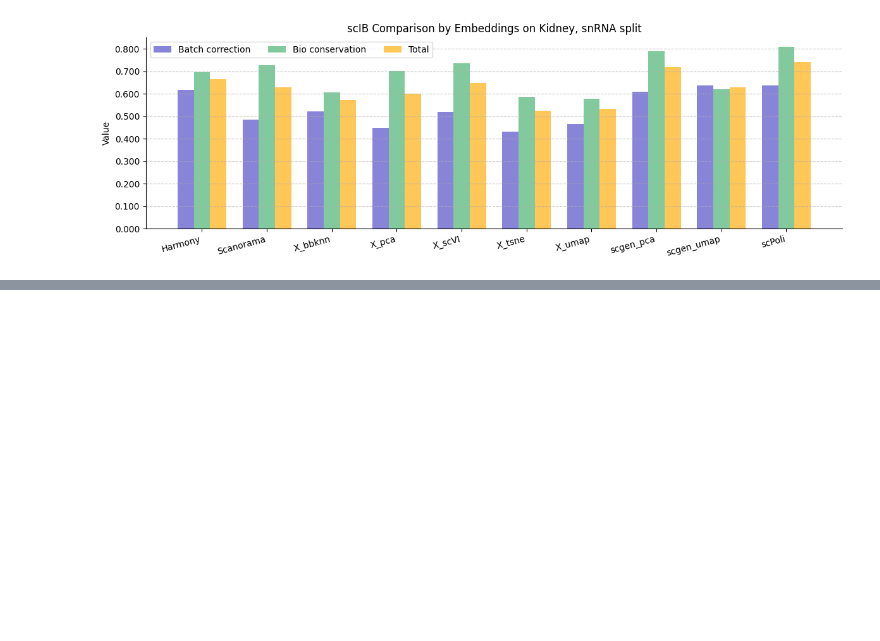
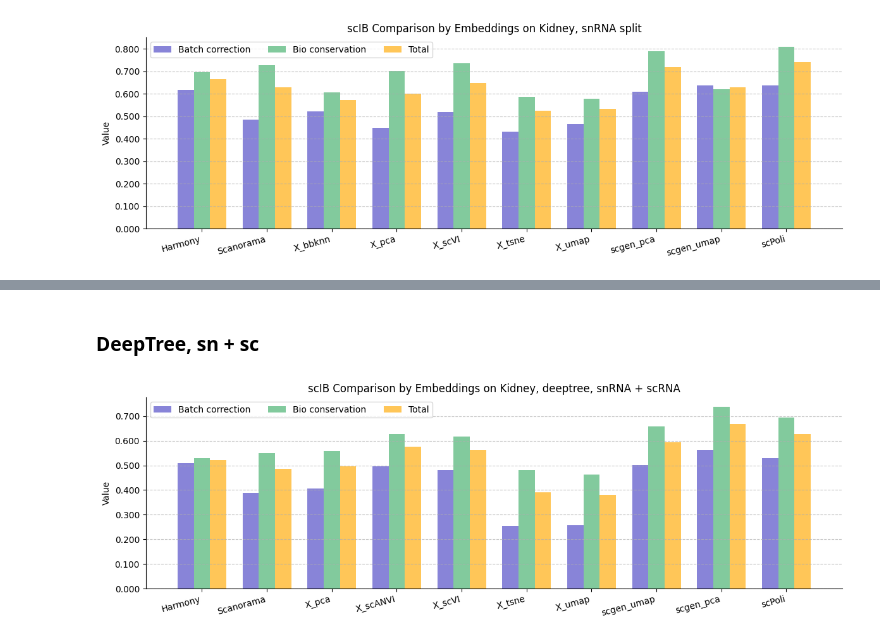
Before and after one commit to Peng-He-Lab/Kidney_integration, a Jupyter notebook: notebooks/Integration.ipynb, the cells around one changed output, grey strips where cells are left out. Saved outputs shown, nothing was run; the diff lists cells and outputs as text; code cells hidden in the pictures; blank space fills up the shorter version.

```diff
--- a/notebooks/Integration.ipynb
+++ b/notebooks/Integration.ipynb
@@ -101,0 +119,10 @@ plt.show()
+# %% [markdown]
+### DeepTree, sn + sc
+# %%
+df = pd.read_csv("../scIB/kidney_deeptree.csv").iloc[:-1,:]
+fig = create_grouped_barplot(
+    df=df,
+    title='scIB Comparison by Embeddings on Kidney, deeptree, snRNA + scRNA')
+plt.show()
+# %% [output]
+[figure, added]
```
Also changed, not shown: parts of 9 cells of this notebook, 7 other files.
